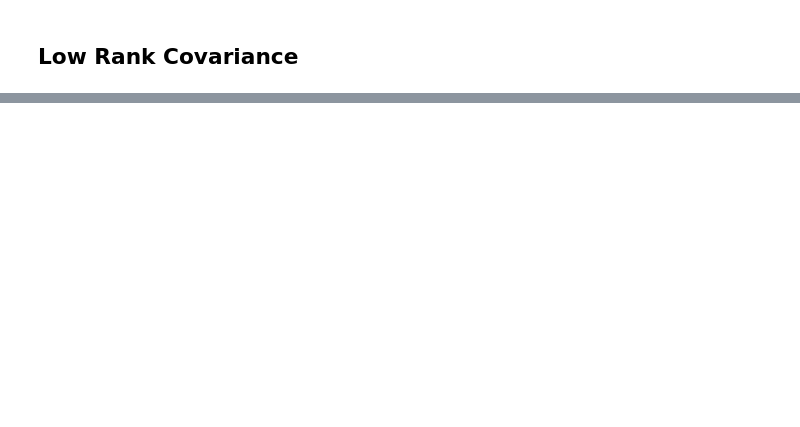
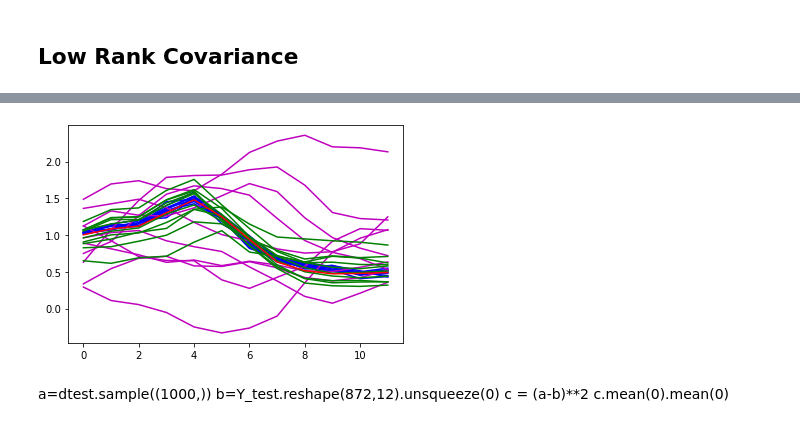
Before and after one commit to sisl/JointDemandForecasting, a Jupyter notebook: sandbox/arec/prob_nn/GaussianNN.ipynb, the cells around one changed output, grey strips where cells are left out. Cells and saved outputs as stored; diff of their text form; code cells hidden in the pictures; blank space fills up the shorter version.

```diff
--- a/sandbox/arec/prob_nn/GaussianNN.ipynb
+++ b/sandbox/arec/prob_nn/GaussianNN.ipynb
@@ -221,0 +279,14 @@ torch.Size([200, 872, 12])
+# %%
+i=300
+plt.plot(range(fut_dims), samples1[:,i,:].T,'b')
+plt.plot(range(fut_dims), samples2[:,i,:].T,'m')
+plt.plot(range(fut_dims), samples3[:,i,:].T,'g')
+plt.plot(range(fut_dims), Y_test[i,:,0], 'r')
+plt.show()
+# %% [output]
+[figure, added]
+# %% [markdown]
+a=dtest.sample((1000,))
+b=Y_test.reshape(872,12).unsqueeze(0)
+c = (a-b)**2
+c.mean(0).mean(0)
```
Also changed, not shown: parts of 31 cells of this notebook, 2 other files.
